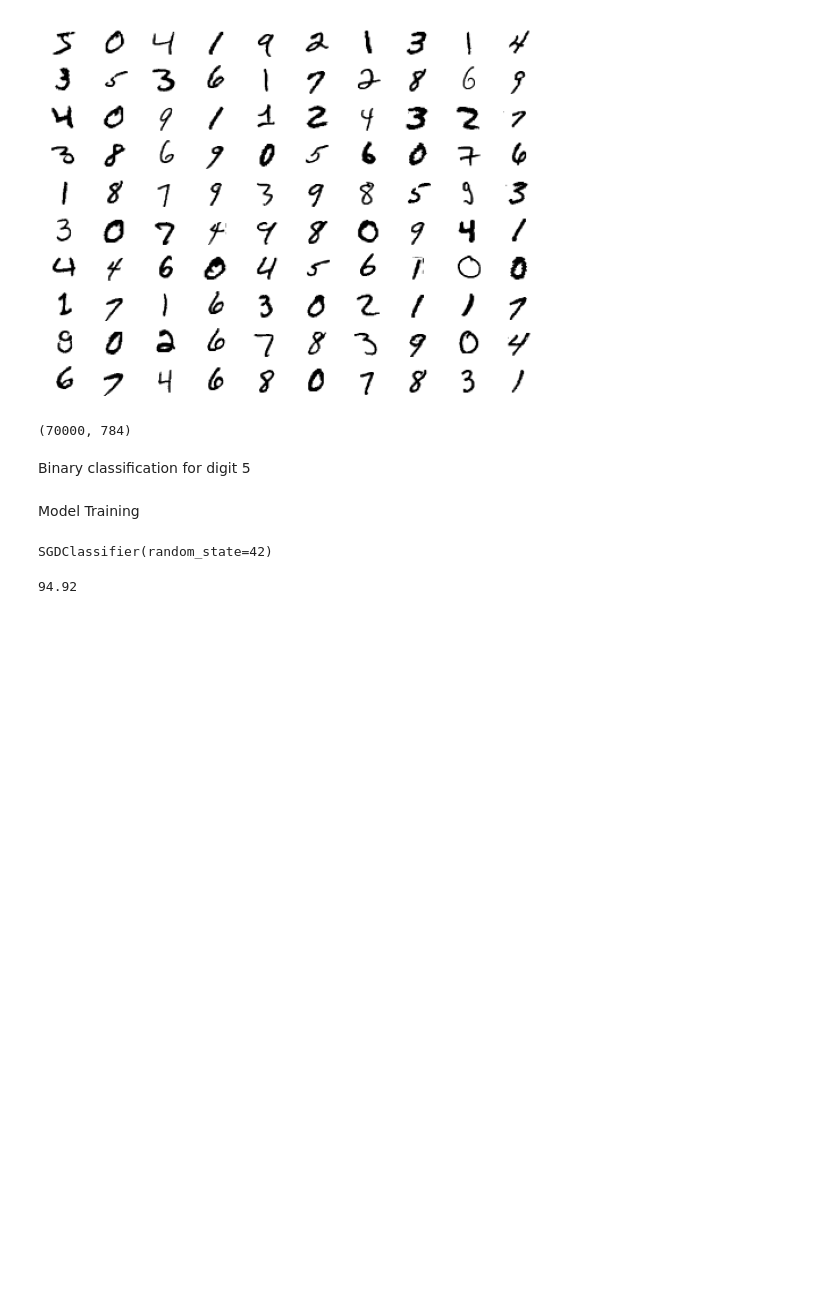
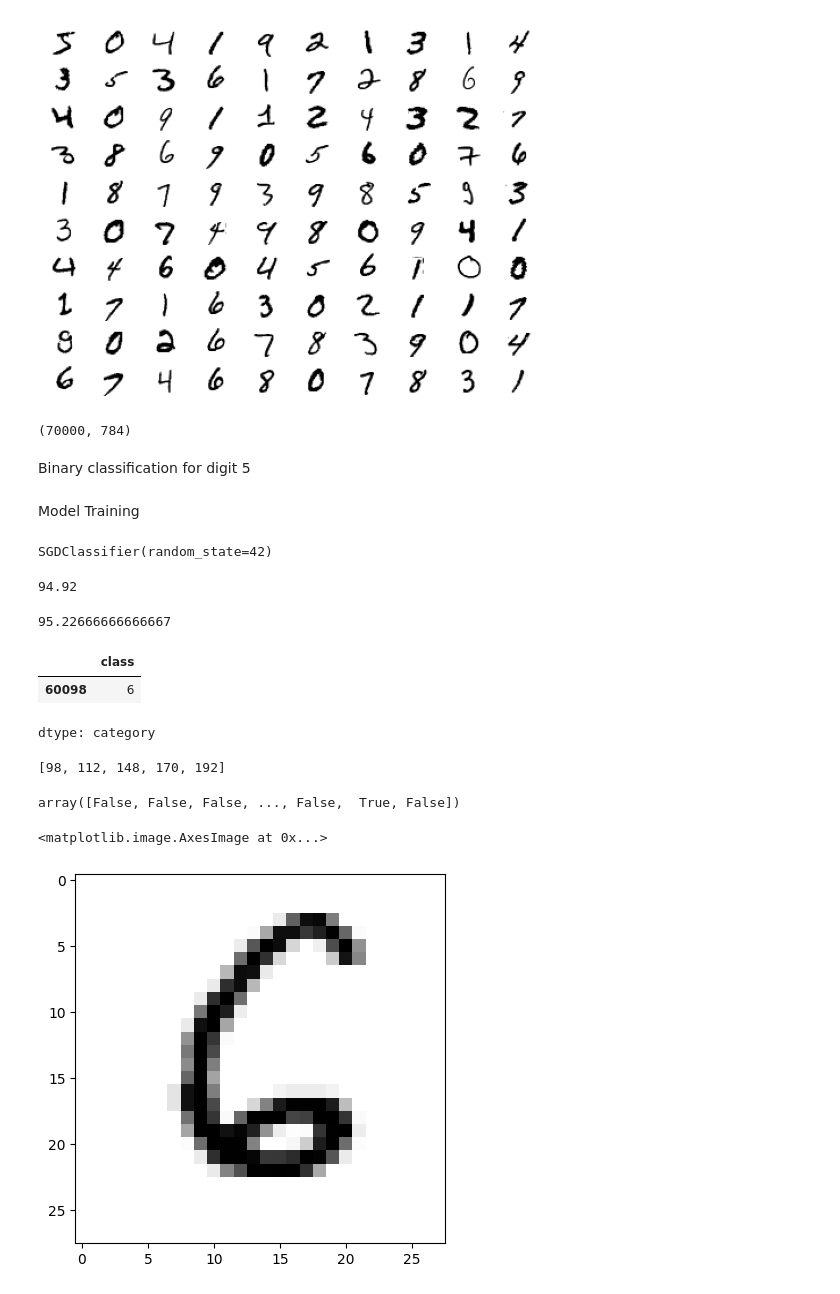
Before and after one commit to 24Priyanshi/100-days-of-deep-learning, a Jupyter notebook: classification.ipynb, the cells around one changed output. Saved outputs shown, nothing was run; the diff lists cells and outputs as text; code cells hidden in the pictures; blank space fills up the shorter version.

```diff
--- a/classification.ipynb
+++ b/classification.ipynb
@@ -207,0 +210,4 @@ pred_5=sgd.predict(X_test)
+# %%
+(pred_X==y_train_5).sum()/600
+# %% [output]
+95.22666666666667
@@ -207,0 +224,19 @@ pred_5=sgd.predict(X_test)
+# %%
+y_test[98:99]
+# %% [output]
+|  | class |
+| 60098 | 6 |
+dtype: category
+# %%
+a[:5]
+# %% [output]
+[98, 112, 148, 170, 192]
+# %%
+y_test_5
+# %% [output]
+array([False, False, False, ..., False,  True, False])
+# %%
+plt.imshow(np.array(X_test[98:99]).reshape(28,28),cmap='binary')
+# %% [output]
+<matplotlib.image.AxesImage at 0x...>
+[figure, added]
```
Also changed, not shown: parts of 9 cells of this notebook.
